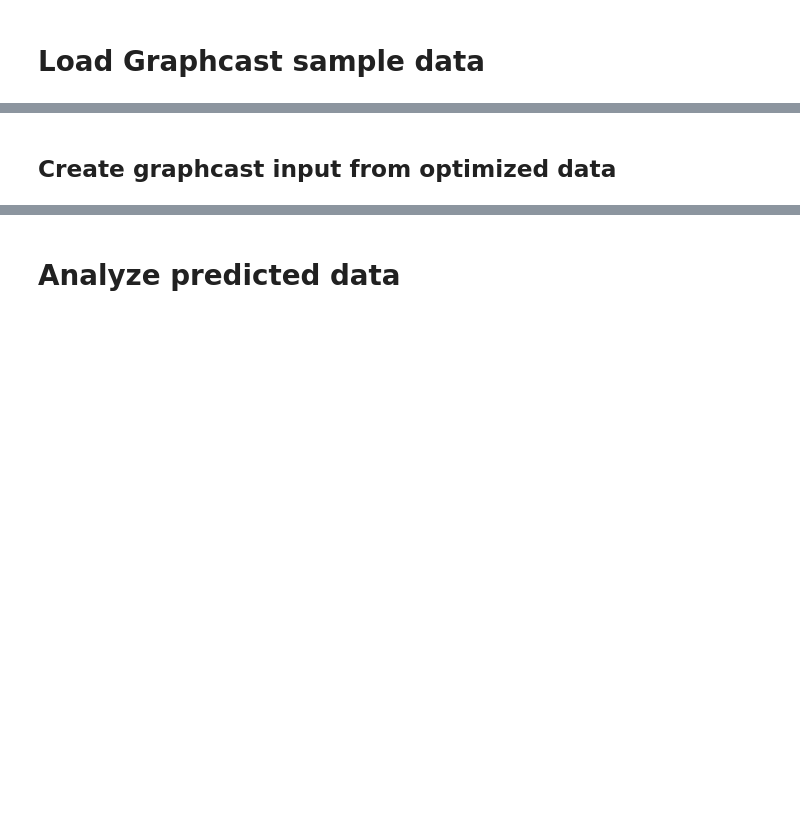
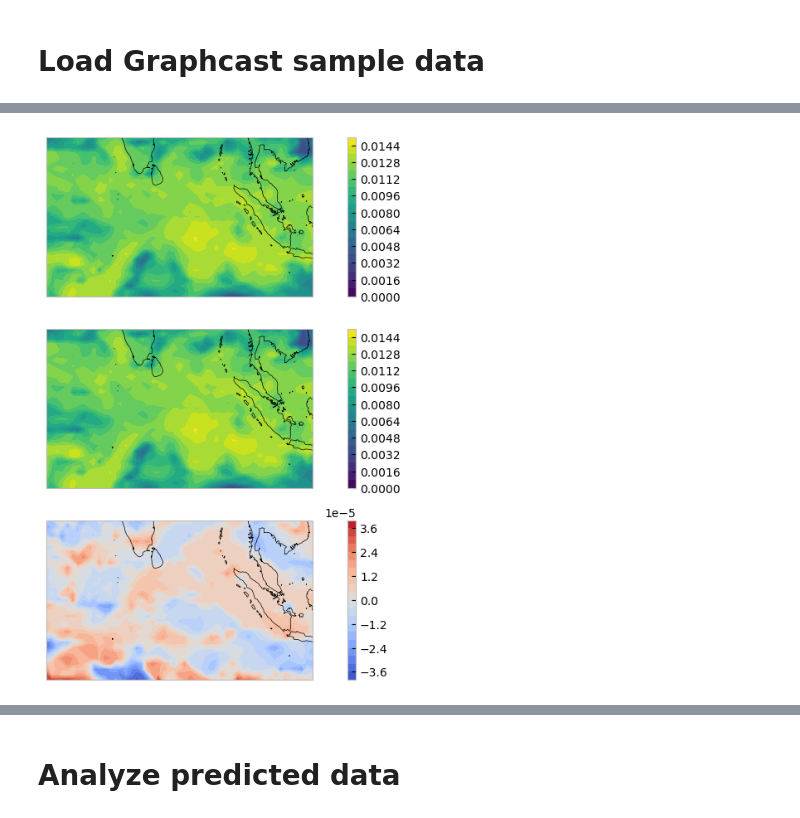
Before and after one commit to spencer-ressel/thesis-work, a Jupyter notebook: python/graphcast/data_processing.ipynb, the cells around one changed output, grey strips where cells are left out. Cells and saved outputs as stored; diff of their text form; code cells hidden in the pictures; blank space fills up the shorter version.

```diff
--- a/python/graphcast/data_processing.ipynb
+++ b/python/graphcast/data_processing.ipynb
@@ -515,3 +567 @@ input_data_filepath = optimized_data['dataset_file_path']
-# %% [markdown]
-## Create graphcast input from optimized data
 # %%
@@ -611,10 +581,5 @@ def datetime_to_ns(initial_time, final_time):
 # %%
-start_date = '2021-01-01T00:00:00.000000000'
-end_date = '2021-01-31T00:00:00.000000000'
-
-optimized_day = datetime_to_ns(
-    np.datetime64(start_date), np.datetime64('2009-12-26T00:00:00.000000000')
-)
+time_to_plot = initial_condition_date
 level_to_plot = 850
 variable_to_plot = 'specific_humidity'
 
@@ -624,50 +589,55 @@ fig, ax = plt.subplots(nrows=3,ncols=1,
                         subplot_kw={'projection': ccrs.PlateCarree()},
                         figsize=(11,8.5))
 
-i  =0
+i=0
 c_opt = ax[0].contourf(
-    optimized_data_array[variable_to_plot].lon,
-    optimized_data_array[variable_to_plot].lat,
-    optimized_data_array[variable_to_plot].sel(level=level_to_plot).isel(batch=0, time=i),
+    optimized_initial_condition[variable_to_plot].lon,
+    optimized_initial_condition[variable_to_plot].lat,
+    optimized_initial_condition[variable_to_plot].sel(level=level_to_plot, time=time_to_plot),
     levels = 21
 )
 fig.colorbar(c_opt, ax=ax[0])
-ax[0].add_feature(cartopy.feature.COASTLINE, linewidth=0.5)
+ax[0].add_feature(cfeature.COASTLINE, linewidth=0.5)
 
 c_init = ax[1].contourf(
-    input_data.lon,
-    input_data.lat,
-    input_data[variable_to_plot].sel(time=optimized_day, level=level_to_plot).isel(batch=0),
+    era5_initial_condition.lon,
+    era5_initial_condition.lat,
+    era5_initial_condition[variable_to_plot].sel(level=level_to_plot, time=time_to_plot),
     levels = c_opt.levels
 )
 fig.colorbar(c_init, ax=ax[1])
-ax[1].add_feature(cartopy.feature.COASTLINE, linewidth=0.5)
+ax[1].add_feature(cfeature.COASTLINE, linewidth=0.5)
 
 c_diff = ax[2].contourf(
-    input_data.lon,
-    input_data.lat,
-    (optimized_data_array[variable_to_plot].sel(level=level_to_plot).isel(time=i, batch=0) - input_data[variable_to_plot].sel(time=optimized_day, level=level_to_plot).isel(batch=0)),
+    era5_initial_condition.lon,
+    era5_initial_condition.lat,
+    (
+        optimized_initial_condition[variable_to_plot].sel(level=level_to_plot, time=time_to_plot)
+        - era5_initial_condition[variable_to_plot].sel(level=level_to_plot, time=time_to_plot)
+    ),
     # levels = np.linspace(-0.01, 0.01, 21),
     levels=21,
     cmap = 'coolwarm'
 )
 fig.colorbar(c_diff, ax=ax[2])
-ax[2].add_feature(cartopy.feature.COASTLINE, linewidth=0.5)
+ax[2].add_feature(cfeature.COASTLINE, linewidth=0.5)
 
 # for axis in ax:
 #     rect = patches.Rectangle(
 #         (70, -10),        # lower-left corner
 #         30, 20,   # rectangle size
 #         linewidth=1.5,
 #         edgecolor='red',
 #         facecolor='none',   # or a color like 'lightgray'
 #         alpha=0.5
 #     )
 
 #     axis.add_patch(rect)
 
 for axis in ax:
     axis.set_xlim(60, 110)
     axis.set_ylim(-15, 15)
 
 plt.show()
+# %% [output]
+[figure, added]
```
Also changed, not shown: parts of 35 cells of this notebook, 3 other files.
